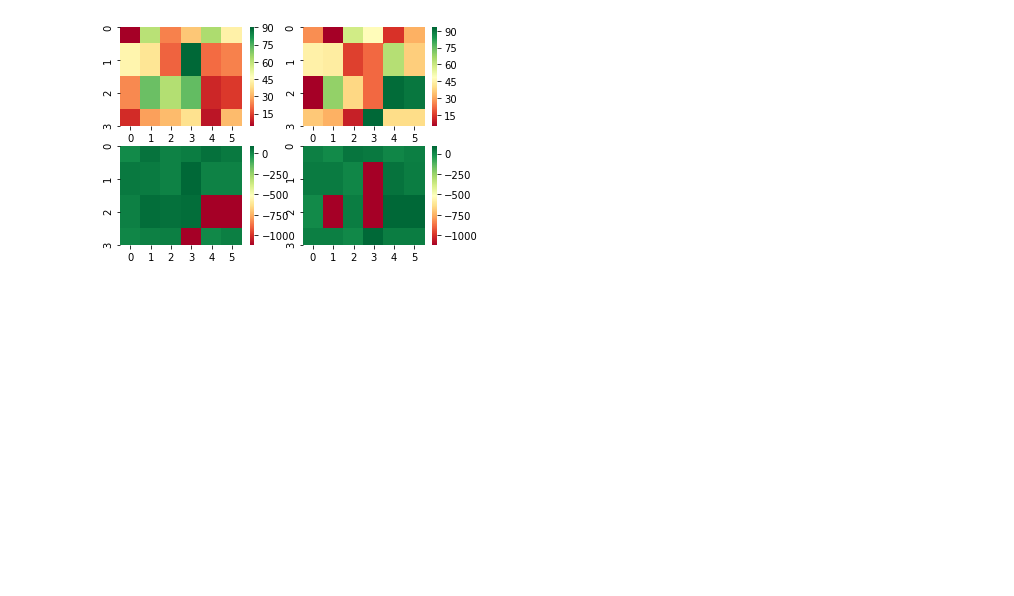
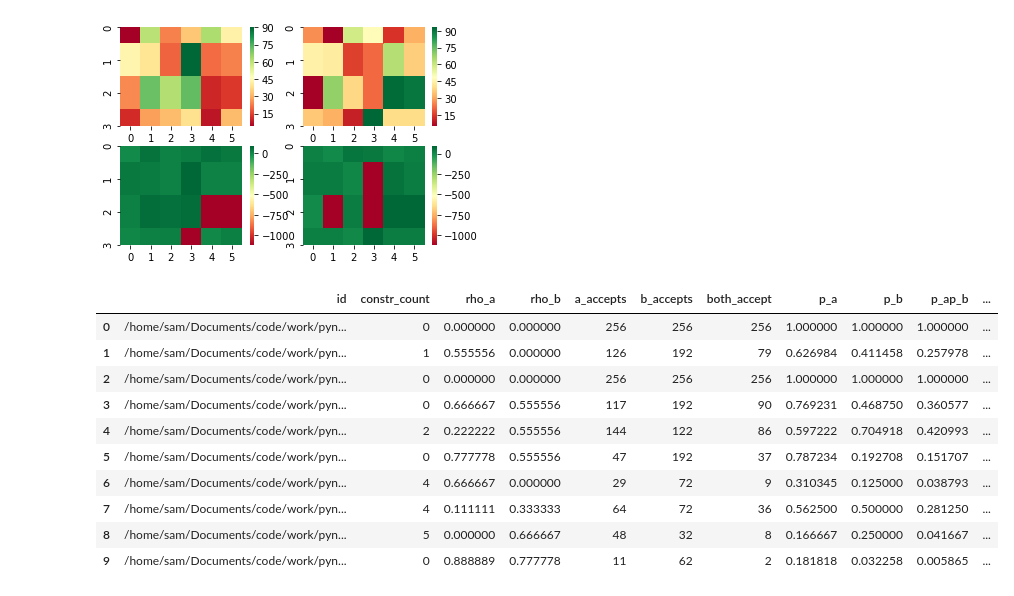
Before and after one commit to savente93/pyneg, a Jupyter notebook: src/Test generation.ipynb, the cells around one changed output. Drawn from its saved outputs; the diff is of its cells as text; code cells hidden in the pictures; blank space fills up the shorter version.

```diff
--- a/src/Test generation.ipynb
+++ b/src/Test generation.ipynb
@@ -89,3 +86,18 @@ sns.heatmap(b_constr, ax=axes[1,1], cmap="RdYlGn")
 plt.show()
 # %% [output]
 [figure]
+# %%
+results = pd.read_csv("../results/rand_results.csv")
+results.head(10)
+# %% [output]
+|  | id | constr_count | rho_a | rho_b | a_accepts | b_accepts | both_accept | p_a | p_b | p_ap_b | ... |
+| 0 | /home/sam/Documents/code/work/pyn... | 0 | 0.000000 | 0.000000 | 256 | 256 | 256 | 1.000000 | 1.000000 | 1.000000 | ... |
+| 1 | /home/sam/Documents/code/work/pyn... | 1 | 0.555556 | 0.000000 | 126 | 192 | 79 | 0.626984 | 0.411458 | 0.257978 | ... |
+| 2 | /home/sam/Documents/code/work/pyn... | 0 | 0.000000 | 0.000000 | 256 | 256 | 256 | 1.000000 | 1.000000 | 1.000000 | ... |
+| 3 | /home/sam/Documents/code/work/pyn... | 0 | 0.666667 | 0.555556 | 117 | 192 | 90 | 0.769231 | 0.468750 | 0.360577 | ... |
+| 4 | /home/sam/Documents/code/work/pyn... | 2 | 0.222222 | 0.555556 | 144 | 122 | 86 | 0.597222 | 0.704918 | 0.420993 | ... |
+| 5 | /home/sam/Documents/code/work/pyn... | 0 | 0.777778 | 0.555556 | 47 | 192 | 37 | 0.787234 | 0.192708 | 0.151707 | ... |
+| 6 | /home/sam/Documents/code/work/pyn... | 4 | 0.666667 | 0.000000 | 29 | 72 | 9 | 0.310345 | 0.125000 | 0.038793 | ... |
+| 7 | /home/sam/Documents/code/work/pyn... | 4 | 0.111111 | 0.333333 | 64 | 72 | 36 | 0.562500 | 0.500000 | 0.281250 | ... |
+| 8 | /home/sam/Documents/code/work/pyn... | 5 | 0.000000 | 0.666667 | 48 | 32 | 8 | 0.166667 | 0.250000 | 0.041667 | ... |
+| 9 | /home/sam/Documents/code/work/pyn... | 0 | 0.888889 | 0.777778 | 11 | 62 | 2 | 0.181818 | 0.032258 | 0.005865 | ... |
```
Also changed, not shown: parts of 5 cells of this notebook, 10 other files.
